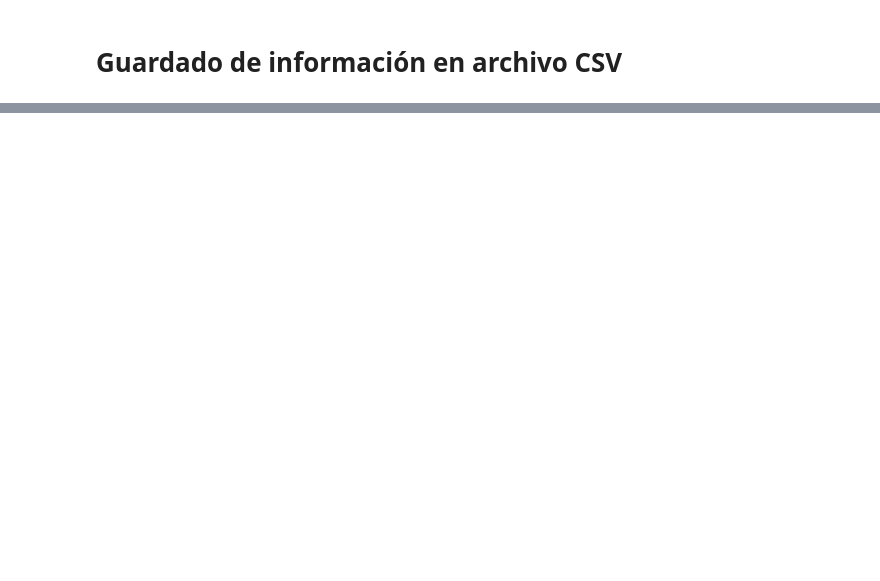
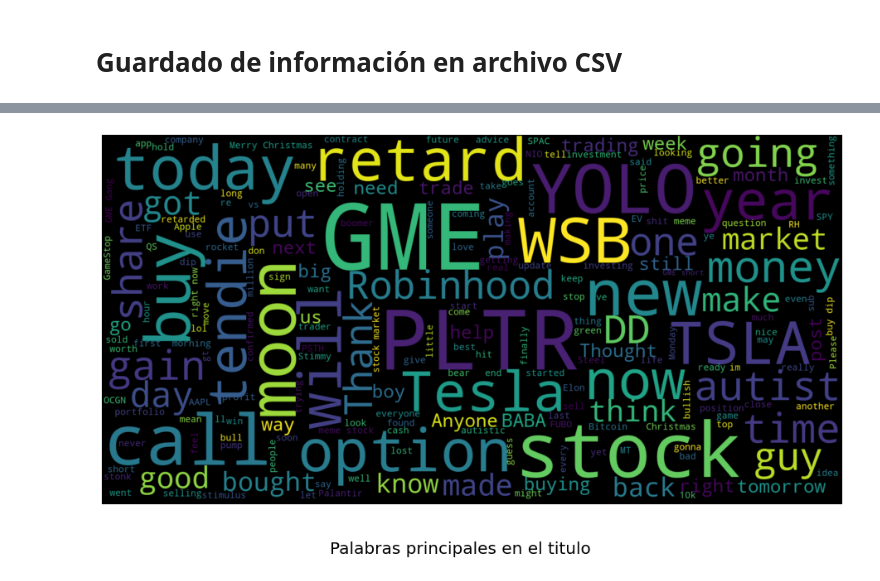
Before and after one commit to josegomez9203/Tesis_Reddit, a Jupyter notebook: Extraccion_Submissions_de_Reddit_usando_Pushshift.ipynb, the cells around one changed output, grey strips where cells are left out. Cells and saved outputs as stored; diff of their text form; code cells hidden in the pictures; blank space fills up the shorter version.

```diff
--- a/Extraccion_Submissions_de_Reddit_usando_Pushshift.ipynb
+++ b/Extraccion_Submissions_de_Reddit_usando_Pushshift.ipynb
@@ -181,0 +198,2 @@ wallstreetbets_2020_12.csv
+# %%
+data = pd.read_csv("TEST.csv")
@@ -181,0 +273,7 @@ wallstreetbets_2020_12.csv
+# %%
+from collections import Counter
+data_title = data['Title'].apply(lambda x:str(x).split())
+top = Counter([item for sublist in data_title for item in sublist])
+temp = pd.DataFrame(top.most_common(20))
+temp.columns = ['Common_words','count']
+temp.style.background_gradient(cmap='Blues')
@@ -181,0 +298,5 @@ wallstreetbets_2020_12.csv
+# %%
+import plotly.express as px
+fig = px.bar(temp, x="count", y="Common_words", title='Palabras comunes en el texto', orientation='h',
+             width=700, height=700,color='Common_words')
+fig.show()
@@ -181,0 +305,28 @@ wallstreetbets_2020_12.csv
+# %%
+import numpy as np
+import pandas as pd
+import matplotlib
+import seaborn as sns
+import matplotlib.pyplot as plt
+%matplotlib inline
+from wordcloud import WordCloud, STOPWORDS
+from nltk.sentiment import SentimentIntensityAnalyzer
+from textblob import TextBlob
+import warnings
+warnings.simplefilter("ignore")
+
+def show_wordcloud(data, title=""):
+    text = " ".join(t for t in data.dropna())
+    stopwords = set(STOPWORDS)
+    stopwords.update(["t", "co", "https", "amp", "U", "fuck", "fucking"])
+    wordcloud = WordCloud(stopwords=stopwords, scale=4, max_font_size=50, max_words=500,background_color="black").generate(text)
+    fig = plt.figure(1, figsize=(16,16))
+    plt.axis('off')
+    fig.suptitle(title, fontsize=20)
+    fig.subplots_adjust(top=2.3)
+    plt.imshow(wordcloud, interpolation='bilinear')
+    plt.show()
+# %%
+show_wordcloud(data['Title'], title = 'Palabras principales en el titulo')
+# %% [output]
+[figure, added]
```
Also changed, not shown: parts of 21 cells of this notebook.
